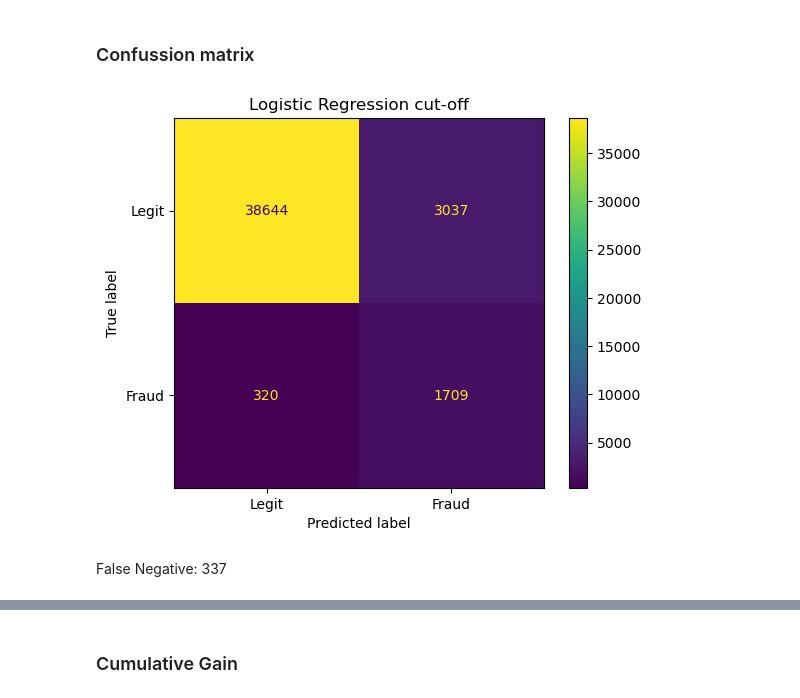
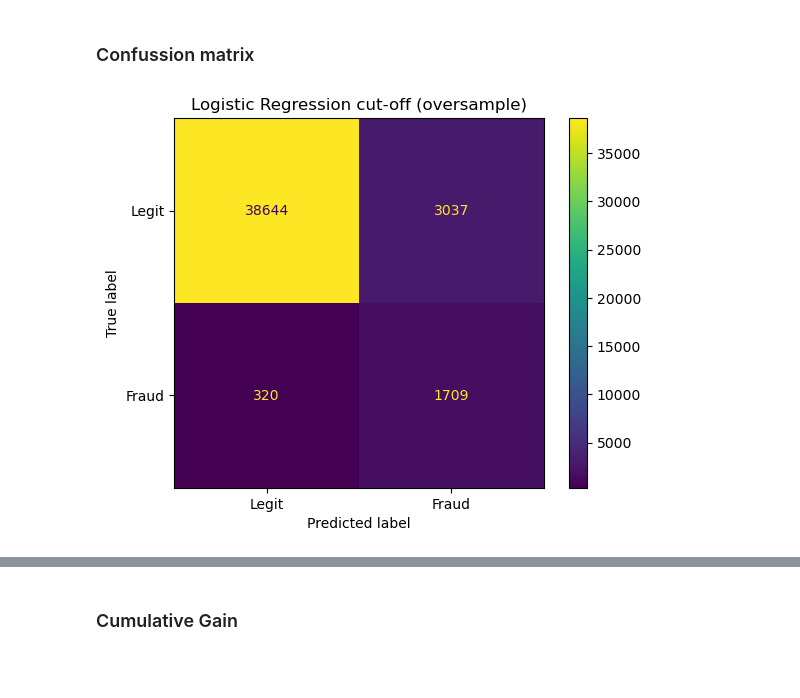
Before and after one commit to JakubKozlowski1/data_mining, a Jupyter notebook: evaluation.ipynb, the cells around one changed output, grey strips where cells are left out. Drawn from its saved outputs; the diff is of its cells as text; code cells hidden in the pictures; blank space fills up the shorter version.

```diff
--- a/evaluation.ipynb
+++ b/evaluation.ipynb
@@ -168,12 +169,10 @@ skplt.metrics.plot_precision_recall(y_test, lr_over_y_pred_proba)
 # %% [markdown]
 ### Confussion matrix
 # %%
-lr_cm = confusion_matrix(y_test, lr_over_y_pred_proba_class)
-lr_cm_display = ConfusionMatrixDisplay(confusion_matrix = lr_cm, display_labels = ['Legit', 'Fraud'])
-lr_cm_display.plot()
-plt.title('Logistic Regression cut-off')
+lr_cm_over = confusion_matrix(y_test, lr_over_y_pred_proba_class)
+lr_cm_over_display = ConfusionMatrixDisplay(confusion_matrix = lr_cm_over, display_labels = ['Legit', 'Fraud'])
+lr_cm_over_display.plot()
+plt.title('Logistic Regression cut-off (oversample)')
 plt.show()
 # %% [output]
-[figure, old version]
+[figure, new version]
-# %% [markdown]
-False Negative: 337
```
Also changed, not shown: parts of 39 cells of this notebook.
